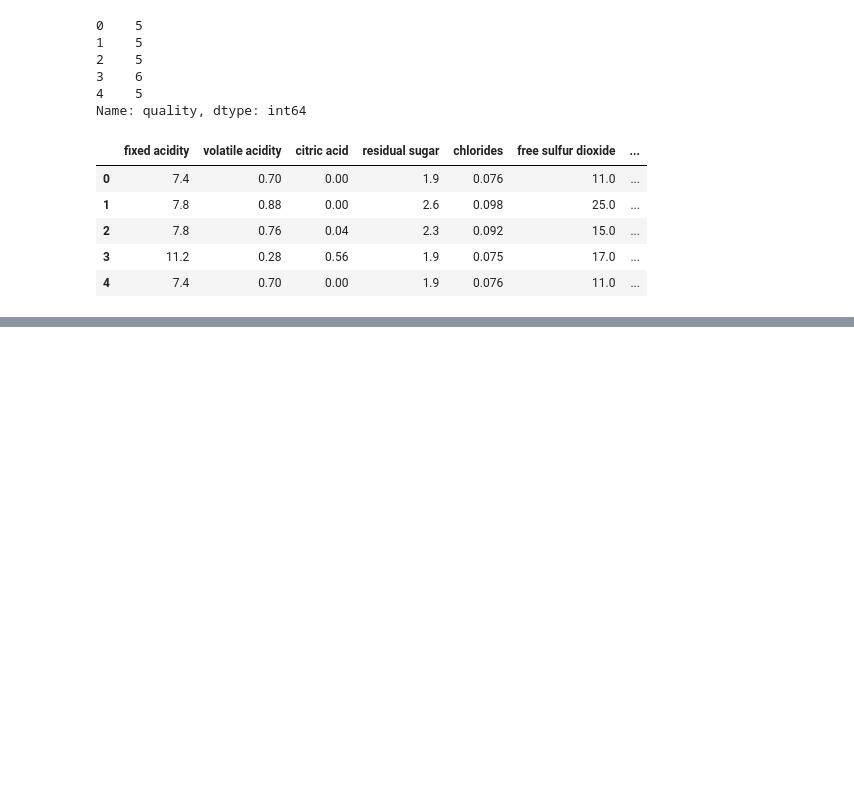
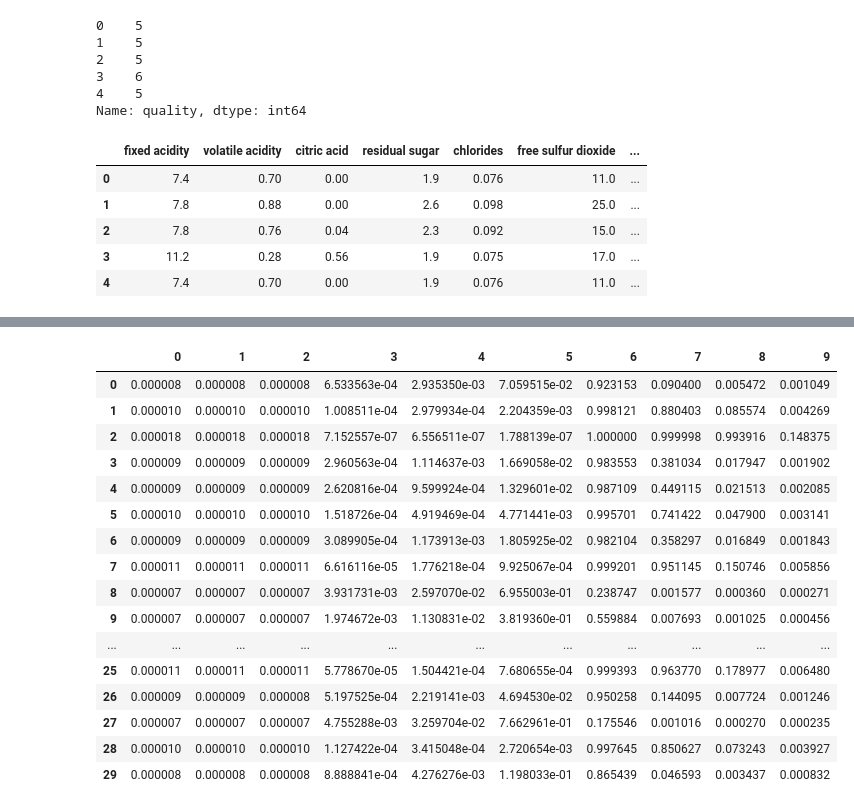
Before and after one commit to thomashon/ml-ue3, a Jupyter notebook: 3a/3a-draft.ipynb, the cells around one changed output, grey strips where cells are left out. Cells and saved outputs as stored; diff of their text form; code cells hidden in the pictures; blank space fills up the shorter version.

```diff
--- a/3a/3a-draft.ipynb
+++ b/3a/3a-draft.ipynb
@@ -590,0 +665,20 @@ model.evaluate(X_test_scaled, [y_test_scaled, y_test_class])
+# %%
+pd.DataFrame(model.predict(X_test_scaled)[1]).head(30)
+# %% [output]
+|  | 0 | 1 | 2 | 3 | 4 | 5 | 6 | 7 | 8 | 9 |
+| 0 | 0.000008 | 0.000008 | 0.000008 | 6.533563e-04 | 2.935350e-03 | 7.059515e-02 | 0.923153 | 0.090400 | 0.005472 | 0.001049 |
+| 1 | 0.000010 | 0.000010 | 0.000010 | 1.008511e-04 | 2.979934e-04 | 2.204359e-03 | 0.998121 | 0.880403 | 0.085574 | 0.004269 |
+| 2 | 0.000018 | 0.000018 | 0.000018 | 7.152557e-07 | 6.556511e-07 | 1.788139e-07 | 1.000000 | 0.999998 | 0.993916 | 0.148375 |
+| 3 | 0.000009 | 0.000009 | 0.000009 | 2.960563e-04 | 1.114637e-03 | 1.669058e-02 | 0.983553 | 0.381034 | 0.017947 | 0.001902 |
+| 4 | 0.000009 | 0.000009 | 0.000009 | 2.620816e-04 | 9.599924e-04 | 1.329601e-02 | 0.987109 | 0.449115 | 0.021513 | 0.002085 |
+| 5 | 0.000010 | 0.000010 | 0.000010 | 1.518726e-04 | 4.919469e-04 | 4.771441e-03 | 0.995701 | 0.741422 | 0.047900 | 0.003141 |
+| 6 | 0.000009 | 0.000009 | 0.000009 | 3.089905e-04 | 1.173913e-03 | 1.805925e-02 | 0.982104 | 0.358297 | 0.016849 | 0.001843 |
+| 7 | 0.000011 | 0.000011 | 0.000011 | 6.616116e-05 | 1.776218e-04 | 9.925067e-04 | 0.999201 | 0.951145 | 0.150746 | 0.005856 |
+| 8 | 0.000007 | 0.000007 | 0.000007 | 3.931731e-03 | 2.597070e-02 | 6.955003e-01 | 0.238747 | 0.001577 | 0.000360 | 0.000271 |
+| 9 | 0.000007 | 0.000007 | 0.000007 | 1.974672e-03 | 1.130831e-02 | 3.819360e-01 | 0.559884 | 0.007693 | 0.001025 | 0.000456 |
+| ... | ... | ... | ... | ... | ... | ... | ... | ... | ... | ... |
+| 25 | 0.000011 | 0.000011 | 0.000011 | 5.778670e-05 | 1.504421e-04 | 7.680655e-04 | 0.999393 | 0.963770 | 0.178977 | 0.006480 |
+| 26 | 0.000009 | 0.000009 | 0.000008 | 5.197525e-04 | 2.219141e-03 | 4.694530e-02 | 0.950258 | 0.144095 | 0.007724 | 0.001246 |
+| 27 | 0.000007 | 0.000007 | 0.000007 | 4.755288e-03 | 3.259704e-02 | 7.662961e-01 | 0.175546 | 0.001016 | 0.000270 | 0.000235 |
+| 28 | 0.000010 | 0.000010 | 0.000010 | 1.127422e-04 | 3.415048e-04 | 2.720654e-03 | 0.997645 | 0.850627 | 0.073243 | 0.003927 |
+| 29 | 0.000008 | 0.000008 | 0.000008 | 8.888841e-04 | 4.276276e-03 | 1.198033e-01 | 0.865439 | 0.046593 | 0.003437 | 0.000832 |
```
Also changed, not shown: parts of 35 cells of this notebook, 1 other file.
